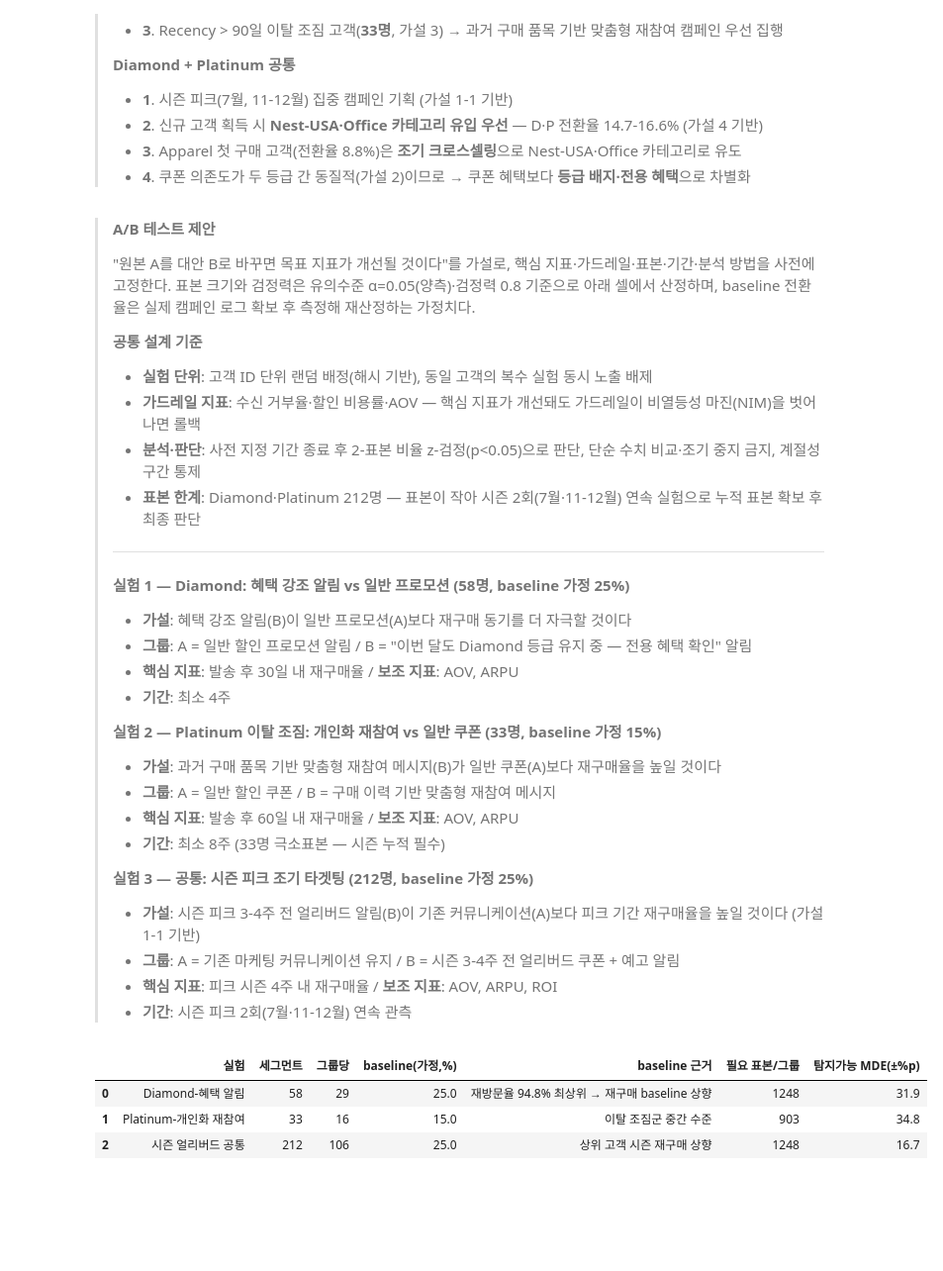
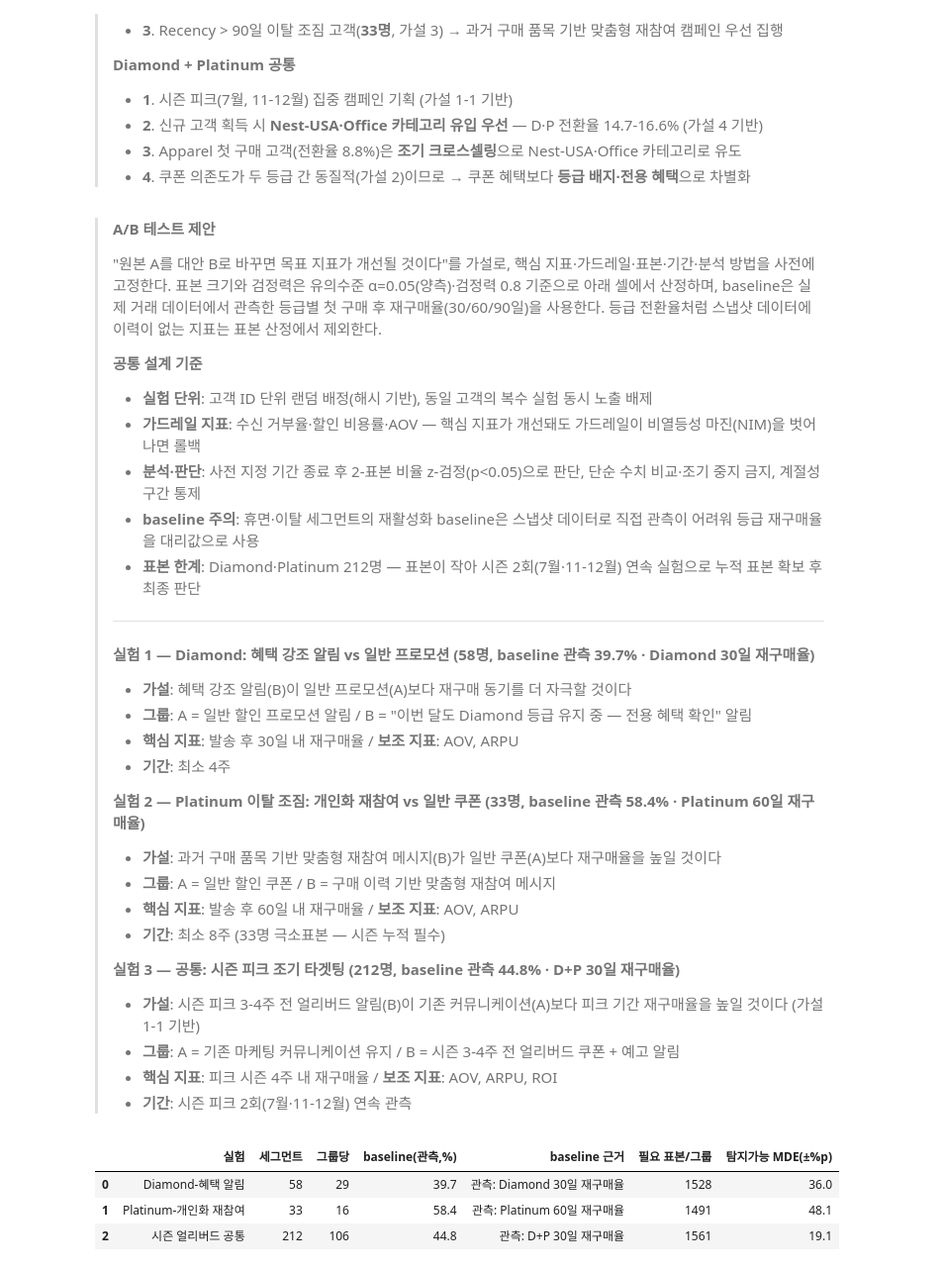
Before and after one commit to kth530/dacon_e_commerce, a Jupyter notebook: notebooks/07_segment_diamond_platinum.ipynb, the cells around one changed output. Shown at 99% size. Cells and saved outputs as stored; diff of their text form; code cells hidden in the pictures; blank space fills up the shorter version.

```diff
--- a/notebooks/07_segment_diamond_platinum.ipynb
+++ b/notebooks/07_segment_diamond_platinum.ipynb
@@ -886,73 +886,75 @@ Platinum 고객 **68.2%(105/154명)** 가 연중 장기 공백 경험. 이탈
 # %% [markdown]
 > **A/B 테스트 제안**
 >
-> "원본 A를 대안 B로 바꾸면 목표 지표가 개선될 것이다"를 가설로, 핵심 지표·가드레일·표본·기간·분석 방법을 사전에 고정한다. 표본 크기와 검정력은 유의수준 α=0.05(양측)·검정력 0.8 기준으로 아래 셀에서 산정하며, baseline 전환율은 실제 캠페인 로그 확보 후 측정해 재산정하는 가정치다.
+> "원본 A를 대안 B로 바꾸면 목표 지표가 개선될 것이다"를 가설로, 핵심 지표·가드레일·표본·기간·분석 방법을 사전에 고정한다. 표본 크기와 검정력은 유의수준 α=0.05(양측)·검정력 0.8 기준으로 아래 셀에서 산정하며, baseline은 실제 거래 데이터에서 관측한 등급별 첫 구매 후 재구매율(30/60/90일)을 사용한다. 등급 전환율처럼 스냅샷 데이터에 이력이 없는 지표는 표본 산정에서 제외한다.
 >
 > **공통 설계 기준**
 > - **실험 단위**: 고객 ID 단위 랜덤 배정(해시 기반), 동일 고객의 복수 실험 동시 노출 배제
 > - **가드레일 지표**: 수신 거부율·할인 비용률·AOV — 핵심 지표가 개선돼도 가드레일이 비열등성 마진(NIM)을 벗어나면 롤백
 > - **분석·판단**: 사전 지정 기간 종료 후 2-표본 비율 z-검정(p<0.05)으로 판단, 단순 수치 비교·조기 중지 금지, 계절성 구간 통제
+> - **baseline 주의**: 휴면·이탈 세그먼트의 재활성화 baseline은 스냅샷 데이터로 직접 관측이 어려워 등급 재구매율을 대리값으로 사용
 > - **표본 한계**: Diamond·Platinum 212명 — 표본이 작아 시즌 2회(7월·11-12월) 연속 실험으로 누적 표본 확보 후 최종 판단
 >
 > ---
 >
-> **실험 1 — Diamond: 혜택 강조 알림 vs 일반 프로모션 (58명, baseline 가정 25%)**
+> **실험 1 — Diamond: 혜택 강조 알림 vs 일반 프로모션 (58명, baseline 관측 39.7% · Diamond 30일 재구매율)**
 > - **가설**: 혜택 강조 알림(B)이 일반 프로모션(A)보다 재구매 동기를 더 자극할 것이다
 > - **그룹**: A = 일반 할인 프로모션 알림 / B = "이번 달도 Diamond 등급 유지 중 — 전용 혜택 확인" 알림
 > - **핵심 지표**: 발송 후 30일 내 재구매율 / **보조 지표**: AOV, ARPU
 > - **기간**: 최소 4주
 >
-> **실험 2 — Platinum 이탈 조짐: 개인화 재참여 vs 일반 쿠폰 (33명, baseline 가정 15%)**
+> **실험 2 — Platinum 이탈 조짐: 개인화 재참여 vs 일반 쿠폰 (33명, baseline 관측 58.4% · Platinum 60일 재구매율)**
 > - **가설**: 과거 구매 품목 기반 맞춤형 재참여 메시지(B)가 일반 쿠폰(A)보다 재구매율을 높일 것이다
 > - **그룹**: A = 일반 할인 쿠폰 / B = 구매 이력 기반 맞춤형 재참여 메시지
 > - **핵심 지표**: 발송 후 60일 내 재구매율 / **보조 지표**: AOV, ARPU
 > - **기간**: 최소 8주 (33명 극소표본 — 시즌 누적 필수)
 >
-> **실험 3 — 공통: 시즌 피크 조기 타겟팅 (212명, baseline 가정 25%)**
+> **실험 3 — 공통: 시즌 피크 조기 타겟팅 (212명, baseline 관측 44.8% · D+P 30일 재구매율)**
 > - **가설**: 시즌 피크 3-4주 전 얼리버드 알림(B)이 기존 커뮤니케이션(A)보다 피크 기간 재구매율을 높일 것이다 (가설 1-1 기반)
 > - **그룹**: A = 기존 마케팅 커뮤니케이션 유지 / B = 시즌 3-4주 전 얼리버드 쿠폰 + 예고 알림
 > - **핵심 지표**: 피크 시즌 4주 내 재구매율 / **보조 지표**: AOV, ARPU, ROI
 > - **기간**: 시즌 피크 2회(7월·11-12월) 연속 관측
 # %%
 # A/B 표본 크기·검정력 산정 — 실험 결과가 아니라 세그먼트 인원으로 "필요 표본 vs 현재"를 계산
-# baseline은 관측 지표(전체 +1개월 리텐션 9.6%, 등급별 재방문율)를 참고한 가정치이며 실제 로그 확보 후 재산정한다
+# baseline은 실제 거래 데이터에서 관측한 등급별 첫 구매 후 재구매율(30/60/90일)
+# 등급 전환율은 스냅샷에 이력이 없어 baseline 관측 불가 → 표본 산정에서 제외
 from scipy.stats import norm
 
 def required_n(p1, mde, alpha=0.05, power=0.8):
     """2-표본 비율 검정에서 p1 대비 +mde(절대) 탐지에 필요한 그룹당 표본."""
     p2 = p1 + mde
     z = norm.ppf(1 - alpha / 2) + norm.ppf(power)
     return (z ** 2 * (p1 * (1 - p1) + p2 * (1 - p2))) / (p1 - p2) ** 2
 
 def detectable_mde(p1, n_per_group, alpha=0.05, power=0.8):
     """그룹당 n_per_group에서 탐지 가능한 최소 효과(±%p, 근사)."""
     z = norm.ppf(1 - alpha / 2) + norm.ppf(power)
     return z * (2 * p1 * (1 - p1) / n_per_group) ** 0.5
 
-# (실험, 세그먼트 인원, baseline 가정, 목표 상승폭 +%p, baseline 근거)
+# (실험, 세그먼트 인원, baseline 관측, 목표 상승폭 +%p, baseline 근거)
 plans = [
-    ("Diamond-혜택 알림", 58, 0.25, 0.05, "재방문율 94.8% 최상위 → 재구매 baseline 상향"),
-    ("Platinum-개인화 재참여", 33, 0.15, 0.05, "이탈 조짐군 중간 수준"),
-    ("시즌 얼리버드 공통", 212, 0.25, 0.05, "상위 고객 시즌 재구매 상향"),
+    ("Diamond-혜택 알림", 58, 0.397, 0.05, "관측: Diamond 30일 재구매율"),
+    ("Platinum-개인화 재참여", 33, 0.584, 0.05, "관측: Platinum 60일 재구매율"),
+    ("시즌 얼리버드 공통", 212, 0.448, 0.05, "관측: D+P 30일 재구매율"),
 ]
 
 rows = []
 for name, n_seg, p1, mde, why in plans:
     n_grp = n_seg / 2
     rows.append({
         "실험": name,
         "세그먼트": n_seg,
         "그룹당": int(n_grp),
-        "baseline(가정,%)": round(p1 * 100, 1),
+        "baseline(관측,%)": round(p1 * 100, 1),
         "baseline 근거": why,
         "필요 표본/그룹": int(round(required_n(p1, mde))),
         "탐지가능 MDE(±%p)": round(detectable_mde(p1, n_grp) * 100, 1),
     })
 
 ab_power = pd.DataFrame(rows)
 ab_power
 # %% [output]
-|  | 실험 | 세그먼트 | 그룹당 | baseline(가정,%) | baseline 근거 | 필요 표본/그룹 | 탐지가능 MDE(±%p) |
-| 0 | Diamond-혜택 알림 | 58 | 29 | 25.0 | 재방문율 94.8% 최상위 → 재구매 baseline 상향 | 1248 | 31.9 |
-| 1 | Platinum-개인화 재참여 | 33 | 16 | 15.0 | 이탈 조짐군 중간 수준 | 903 | 34.8 |
-| 2 | 시즌 얼리버드 공통 | 212 | 106 | 25.0 | 상위 고객 시즌 재구매 상향 | 1248 | 16.7 |
+|  | 실험 | 세그먼트 | 그룹당 | baseline(관측,%) | baseline 근거 | 필요 표본/그룹 | 탐지가능 MDE(±%p) |
+| 0 | Diamond-혜택 알림 | 58 | 29 | 39.7 | 관측: Diamond 30일 재구매율 | 1528 | 36.0 |
+| 1 | Platinum-개인화 재참여 | 33 | 16 | 58.4 | 관측: Platinum 60일 재구매율 | 1491 | 48.1 |
+| 2 | 시즌 얼리버드 공통 | 212 | 106 | 44.8 | 관측: D+P 30일 재구매율 | 1561 | 19.1 |
```
Also changed, not shown: 3 other files.
